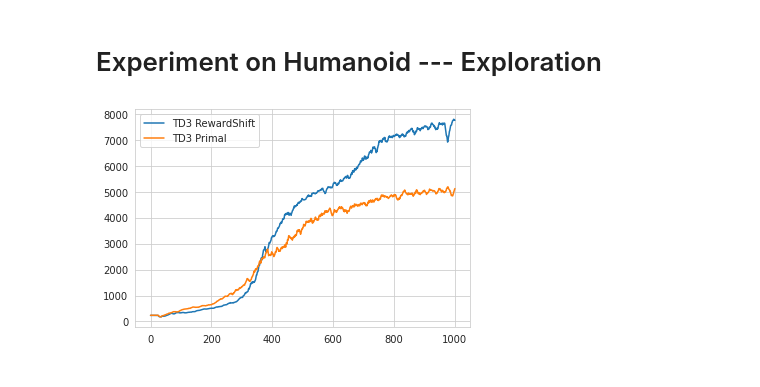
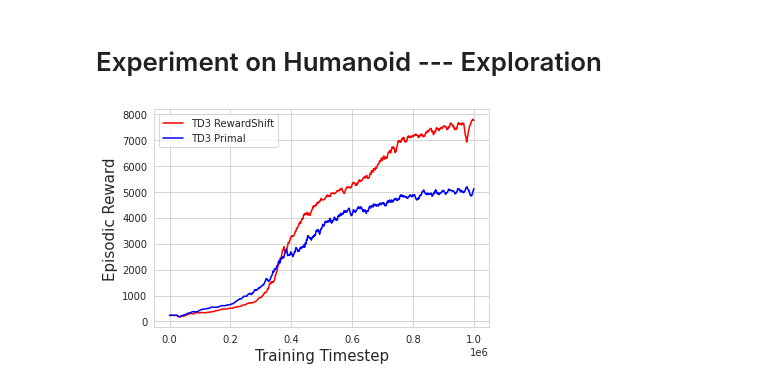
Before and after one commit to holarissun/RewardShifting, a Jupyter notebook: RebuttalExperiments/PlotRebuttal Figures.ipynb, the cells around one changed output. Cells and saved outputs as stored; diff of their text form; code cells hidden in the pictures.

```diff
--- a/RebuttalExperiments/PlotRebuttal Figures.ipynb
+++ b/RebuttalExperiments/PlotRebuttal Figures.ipynb
@@ -8,9 +8,9 @@ import matplotlib.pyplot as plt
 import numpy as np
 color_list = ['b', 'g', 'c', 'r', 'm']
 for j,GRID_SIZE in enumerate([2, 5, 10, 15, 20]):
-    plt.plot(np.load(f'grid_return_{GRID_SIZE}.npy')[0].mean(0),linestyle=':', color = color_list[j])
-    plt.plot(np.load(f'grid_return_{GRID_SIZE}.npy')[1].mean(0),linestyle='-.', color = color_list[j])
-    plt.plot(np.load(f'grid_return_{GRID_SIZE}.npy')[6].mean(0), color = color_list[j])
+    plt.plot(np.load(f'results/grid_return_{GRID_SIZE}.npy')[0].mean(0),linestyle=':', color = color_list[j])
+    plt.plot(np.load(f'results/grid_return_{GRID_SIZE}.npy')[1].mean(0),linestyle='-.', color = color_list[j])
+    plt.plot(np.load(f'results/grid_return_{GRID_SIZE}.npy')[6].mean(0), color = color_list[j])
 
 # plt.legend(loc='lower left')
 
@@ -51,7 +51,7 @@ plt.annotate('S20', xy=(40, 15),  xycoords='data',
             )
 plt.xlabel('Episode', fontsize=15)
 plt.ylabel('Reward', fontsize=15)
-plt.savefig('motivating_ablation.png',dpi=200)
+plt.savefig('figs/motivating_ablation.png',format='pdf',dpi=200)
 plt.show()
 # %% [output]
 [figure]
@@ -91,35 +91,37 @@ def convert2seaborn(Lst,l):
 
 def movavg(array,M=5):
     MA_list = np.zeros_like(array)
     for i in range(len(array)):
         if i == 0:
             MA_list[i] = array[0]
         elif i<M:
             MA_list[i] = np.mean(array[:i])
         else:
             MA_list[i] = MA_list[i-1] - (array[i-M]-array[i])/M
     return MA_list
 def MOVAVG(an_list,avg_len = 50):
     a = np.zeros_like(an_list)
     for i in range(np.asarray(an_list).shape[0]):
         a[i] = MA(np.asarray(an_list)[i],avg_len)
     return a
 
 
 Human_td3_ET_NoBonus = []
 for i in range(5):
     Human_td3_ET_NoBonus.append(np.load('../../../ETMDP/TD3_Dec/results/evaluations_aliasTD3_Baseline_ET_NoBonus_ENVHumanoid-v2_Repeat{}.npy'.format(i)))
 
 Human_Context_ET = []
 Human_TD3_ET = []
 for i in range(5):
     if i in [0,1,2]:
         Human_TD3_ET.append(np.load('../../../___ZOSPI_NonPara/ZOSPI_1M_TS/GP_Mujoco/Reboot20200914/results/evaluations_aliasTD3_Baseline_cp{}_ENVHumanoid-v2_Repeat0.npy'.format(i+1))[:])
     else:
         Human_TD3_ET.append(np.load('../../../___ZOSPI_NonPara/ZOSPI_1M_TS/GP_Mujoco/Reboot20200914/results/evaluations_aliasTD3_Baseline_ENVHumanoid-v2_Repeat{}.npy'.format(i-3))[:])
-plt.plot(MA(np.asarray(Human_td3_ET_NoBonus).mean(0),10), label = 'TD3 RewardShift')
-plt.plot(MA(np.asarray(Human_TD3_ET).mean(0),10), label = 'TD3 Primal')
-plt.legend()
-plt.savefig('Humanoid.pdf',dpi=200,format='pdf',bbox_inches = 'tight')
+plt.plot([1000*i for i in range(1001)], MA(np.asarray(Human_td3_ET_NoBonus).mean(0),10), label = 'TD3 RewardShift', color = 'r')
+plt.plot([1000*i for i in range(1001)], MA(np.asarray(Human_TD3_ET).mean(0),10), label = 'TD3 Primal', color = 'b')
+plt.legend(fontsize=10)
+plt.xlabel('Training Timestep',fontsize=15)
+plt.ylabel('Episodic Reward',fontsize=15)
+plt.savefig('figs/Humanoid.pdf',dpi=200,format='pdf',bbox_inches = 'tight')
 # %% [output]
-[figure, old version]
+[figure, new version]
```
Also changed, not shown: 40 other files.
